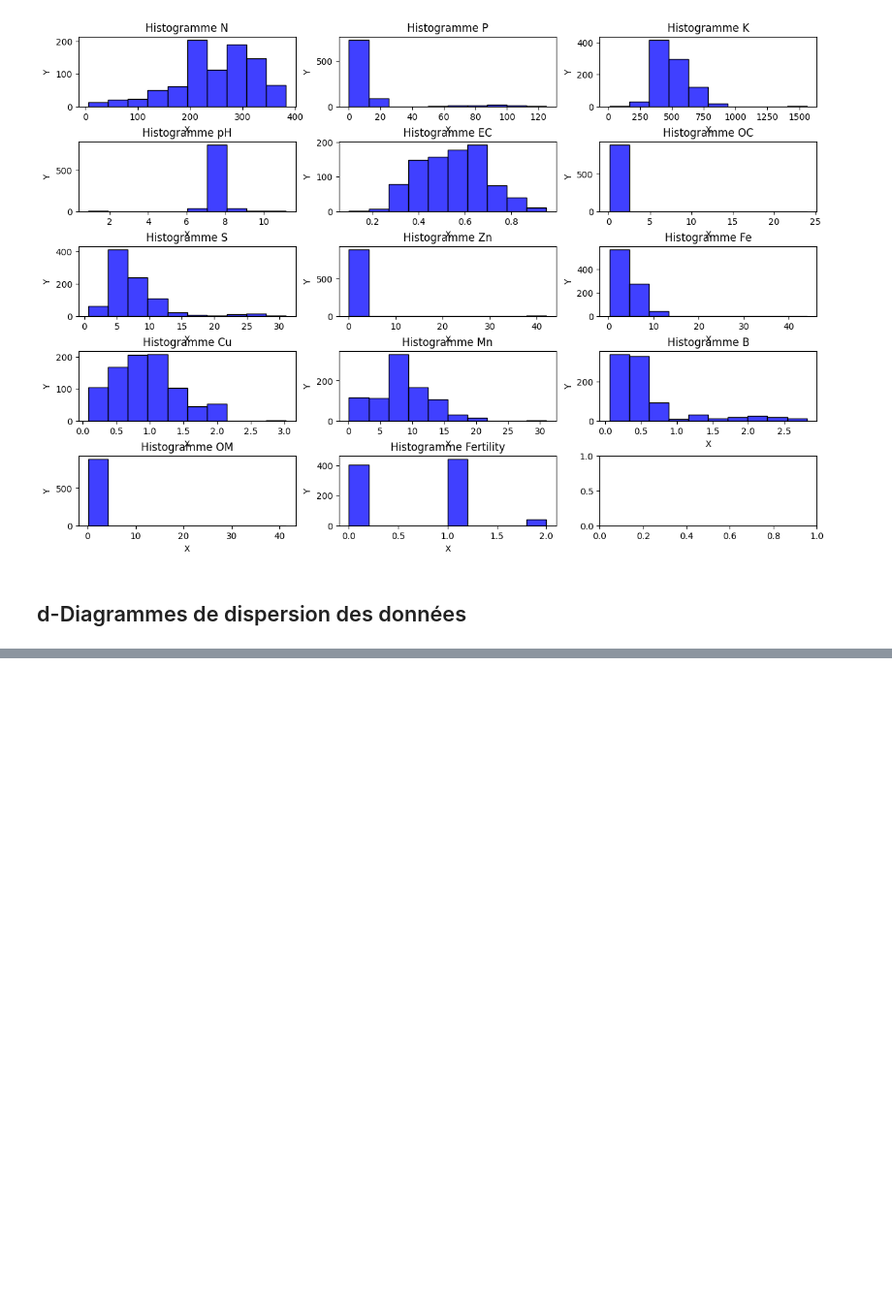
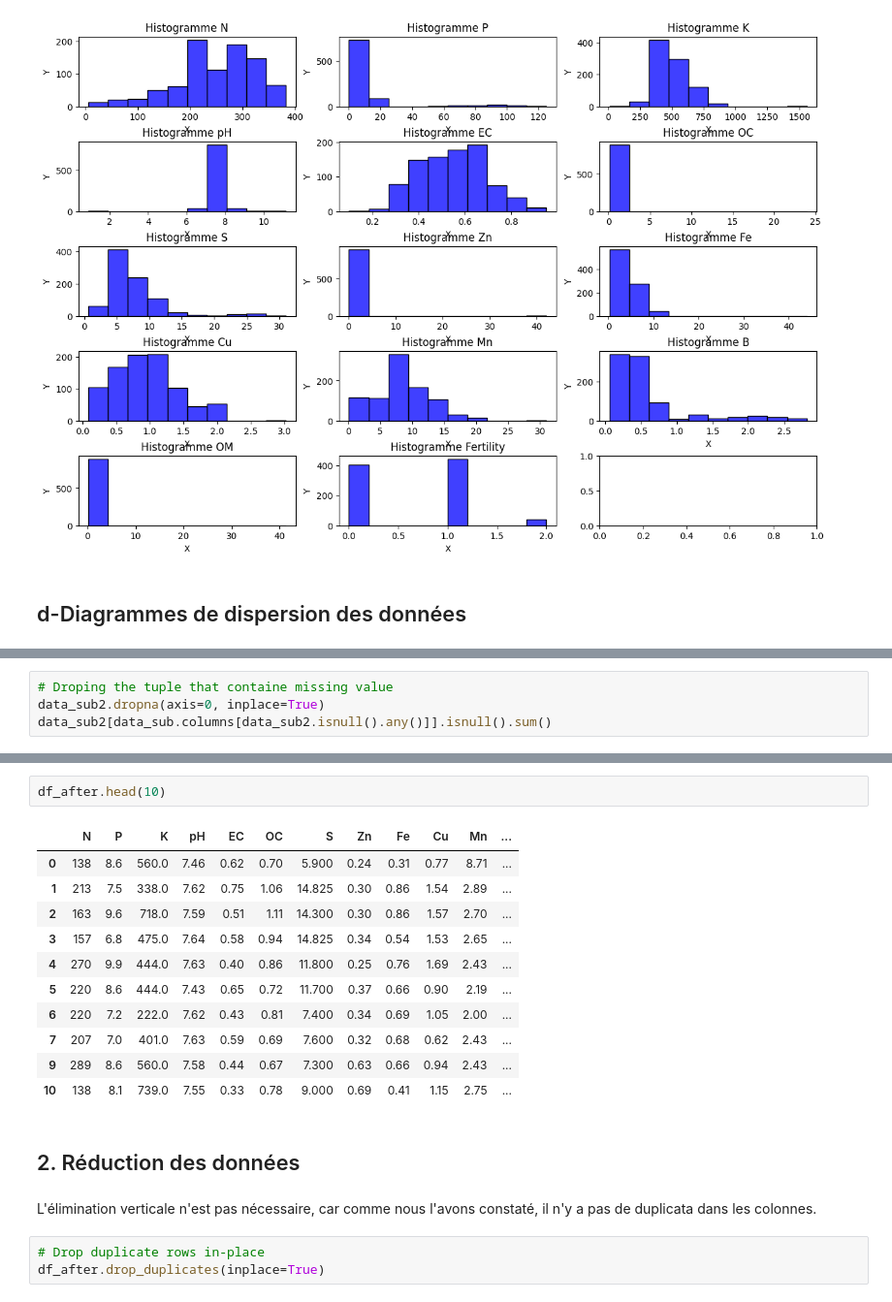
Before and after one commit to Katia-LOUNAS/Data_Mining, a Jupyter notebook: Preprocessing.ipynb, the cells around one changed output, grey strips where cells are left out. Shown at 97% size. Saved outputs shown, nothing was run; the diff lists cells and outputs as text; blank space fills up the shorter version.

```diff
--- a/Preprocessing.ipynb
+++ b/Preprocessing.ipynb
@@ -154,0 +232,4 @@ plt.show()
+# %%
+# Droping the tuple that containe missing value
+data_sub2.dropna(axis=0, inplace=True)
+data_sub2[data_sub.columns[data_sub2.isnull().any()]].isnull().sum()
@@ -154,0 +355,21 @@ plt.show()
+# %%
+df_after.head(10)
+# %% [output]
+|  | N | P | K | pH | EC | OC | S | Zn | Fe | Cu | Mn | ... |
+| 0 | 138 | 8.6 | 560.0 | 7.46 | 0.62 | 0.70 | 5.900 | 0.24 | 0.31 | 0.77 | 8.71 | ... |
+| 1 | 213 | 7.5 | 338.0 | 7.62 | 0.75 | 1.06 | 14.825 | 0.30 | 0.86 | 1.54 | 2.89 | ... |
+| 2 | 163 | 9.6 | 718.0 | 7.59 | 0.51 | 1.11 | 14.300 | 0.30 | 0.86 | 1.57 | 2.70 | ... |
+| 3 | 157 | 6.8 | 475.0 | 7.64 | 0.58 | 0.94 | 14.825 | 0.34 | 0.54 | 1.53 | 2.65 | ... |
+| 4 | 270 | 9.9 | 444.0 | 7.63 | 0.40 | 0.86 | 11.800 | 0.25 | 0.76 | 1.69 | 2.43 | ... |
+| 5 | 220 | 8.6 | 444.0 | 7.43 | 0.65 | 0.72 | 11.700 | 0.37 | 0.66 | 0.90 | 2.19 | ... |
+| 6 | 220 | 7.2 | 222.0 | 7.62 | 0.43 | 0.81 | 7.400 | 0.34 | 0.69 | 1.05 | 2.00 | ... |
+| 7 | 207 | 7.0 | 401.0 | 7.63 | 0.59 | 0.69 | 7.600 | 0.32 | 0.68 | 0.62 | 2.43 | ... |
+| 9 | 289 | 8.6 | 560.0 | 7.58 | 0.44 | 0.67 | 7.300 | 0.63 | 0.66 | 0.94 | 2.43 | ... |
+| 10 | 138 | 8.1 | 739.0 | 7.55 | 0.33 | 0.78 | 9.000 | 0.69 | 0.41 | 1.15 | 2.75 | ... |
+# %% [markdown]
+<h2>2. Réduction des données
+# %% [markdown]
+L'élimination verticale n'est pas nécessaire, car comme nous l'avons constaté, il n'y a pas de duplicata dans les colonnes.
+# %%
+# Drop duplicate rows in-place
+df_after.drop_duplicates(inplace=True)
```
Also changed, not shown: parts of 27 cells of this notebook, 1 other file.
